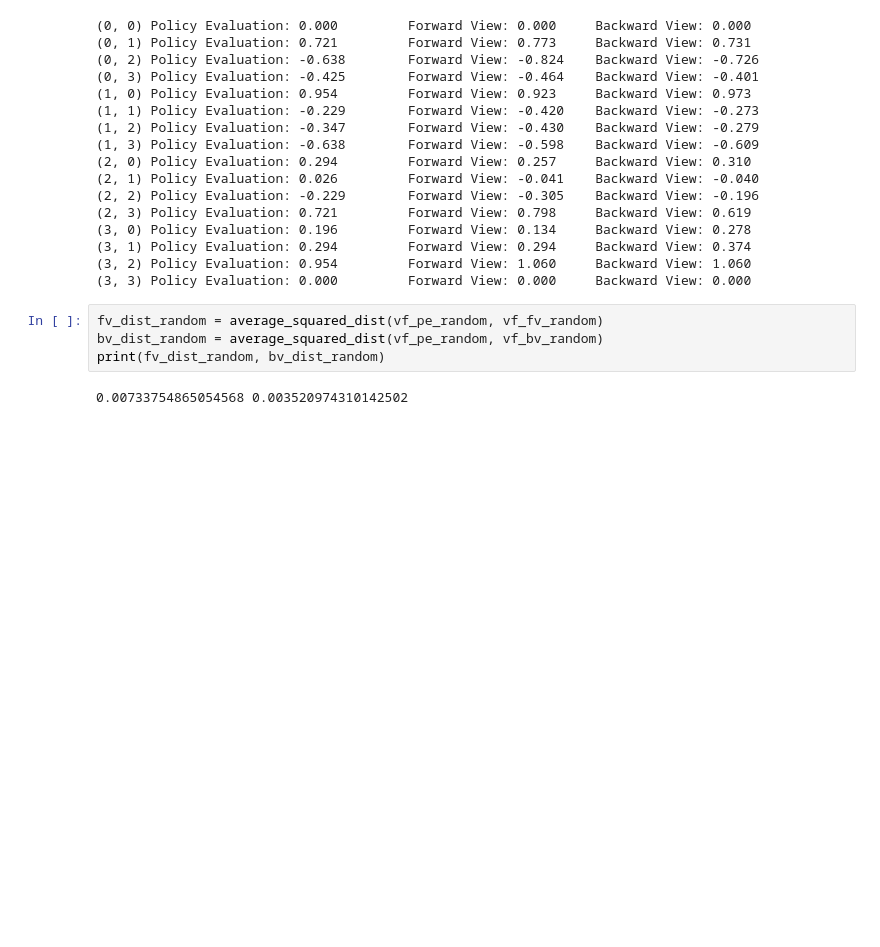
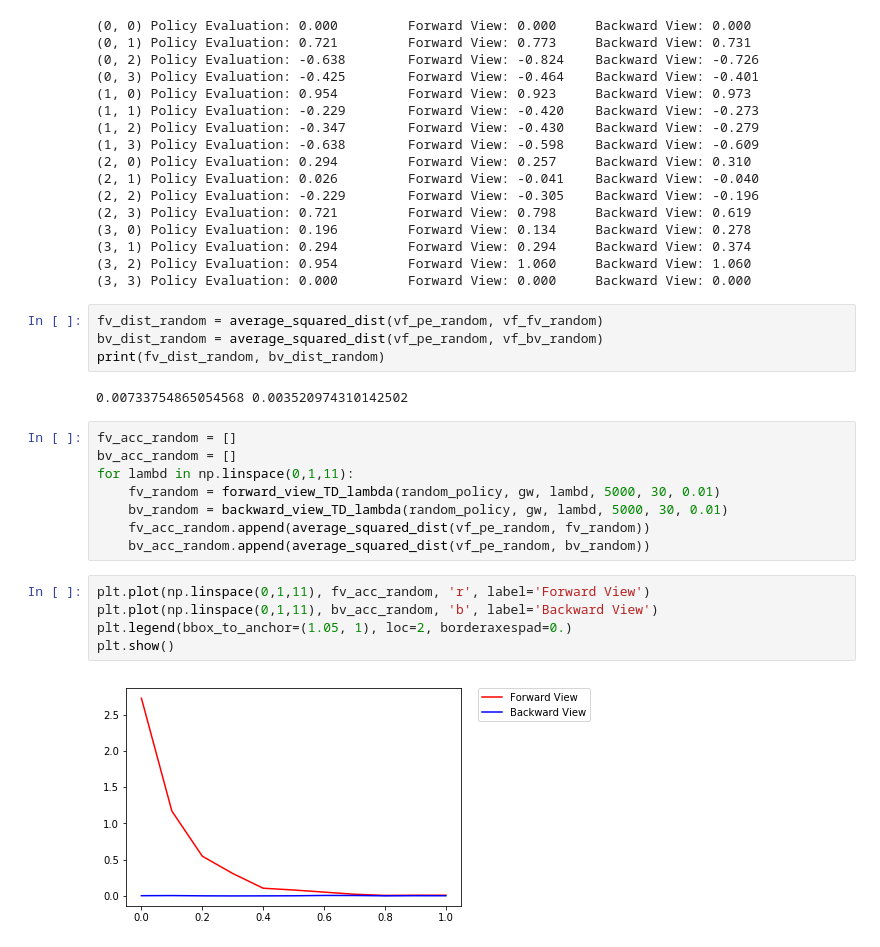
Before and after one commit to joelper/MS-E346, a Jupyter notebook: Assignments/Assignment_10.ipynb, the cells around one changed output. Saved outputs shown, nothing was run; the diff lists cells and outputs as text; blank space fills up the shorter version.

```diff
--- a/Assignments/Assignment_10.ipynb
+++ b/Assignments/Assignment_10.ipynb
@@ -257,3 +274,18 @@ bv_dist_random = average_squared_dist(vf_pe_random, vf_bv_random)
 print(fv_dist_random, bv_dist_random)
 # %% [output]
 0.00733754865054568 0.003520974310142502
+# %%
+fv_acc_random = []
+bv_acc_random = []
+for lambd in np.linspace(0,1,11):
+    fv_random = forward_view_TD_lambda(random_policy, gw, lambd, 5000, 30, 0.01)
+    bv_random = backward_view_TD_lambda(random_policy, gw, lambd, 5000, 30, 0.01)
+    fv_acc_random.append(average_squared_dist(vf_pe_random, fv_random))
+    bv_acc_random.append(average_squared_dist(vf_pe_random, bv_random))
+# %%
+plt.plot(np.linspace(0,1,11), fv_acc_random, 'r', label='Forward View')
+plt.plot(np.linspace(0,1,11), bv_acc_random, 'b', label='Backward View')
+plt.legend(bbox_to_anchor=(1.05, 1), loc=2, borderaxespad=0.)
+plt.show()
+# %% [output]
+[figure, added]
```
Also changed, not shown: parts of 19 cells of this notebook.
